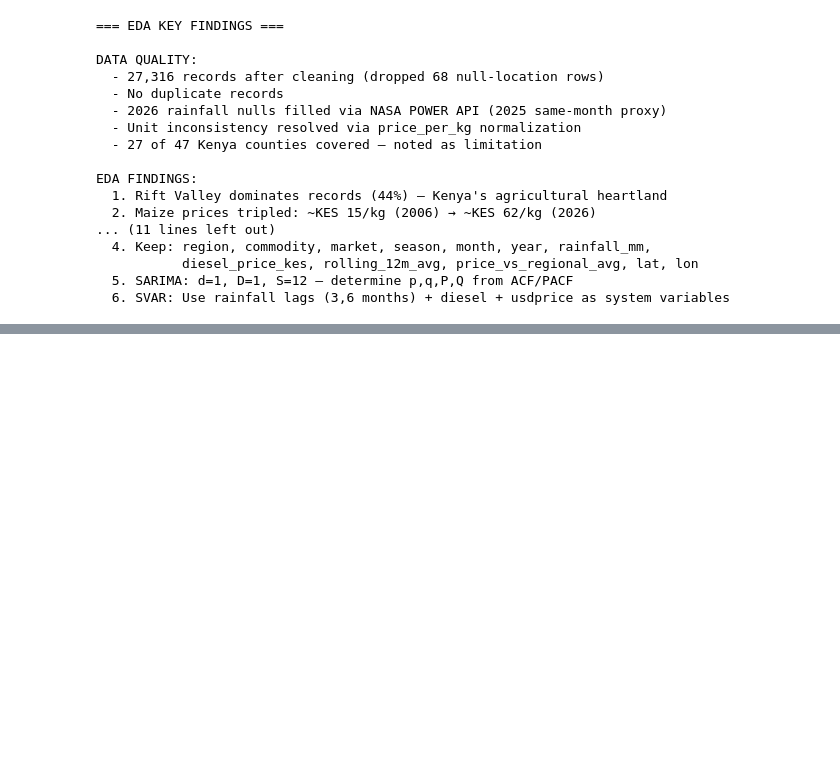
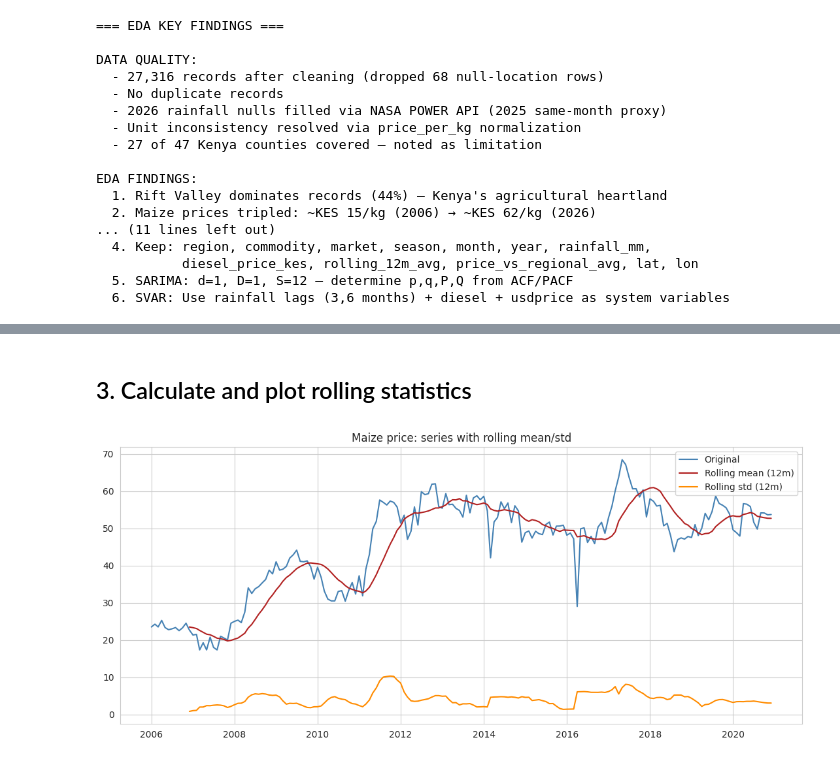
Before and after one commit to machange12/bei-smart, a Jupyter notebook: notebooks/eda/EDA_master.ipynb, the cells around one changed output, grey strips where cells are left out. Drawn from its saved outputs; the diff is of its cells as text; code cells hidden in the pictures; blank space fills up the shorter version.

```diff
--- a/notebooks/eda/EDA_master.ipynb
+++ b/notebooks/eda/EDA_master.ipynb
@@ -833,0 +923,18 @@ EDA FINDINGS:
+# %% [markdown]
+## 3. Calculate and plot rolling statistics
+# %%
+def rolling_plot(series, label, window=12):
+    roll_mean = series.rolling(window).mean()
+    roll_std = series.rolling(window).std()
+    plt.figure(figsize=(11, 5))
+    plt.plot(series, label="Original", color="steelblue")
+    plt.plot(roll_mean, label=f"Rolling mean ({window}m)", color="firebrick")
+    plt.plot(roll_std, label=f"Rolling std ({window}m)", color="darkorange")
+    plt.title(f"{label}: series with rolling mean/std")
+    plt.legend()
+    plt.tight_layout()
+    plt.show()
+
+rolling_plot(price_ts, "Maize price")
+# %% [output]
+[figure, added]
```
Also changed, not shown: parts of 50 cells of this notebook.
